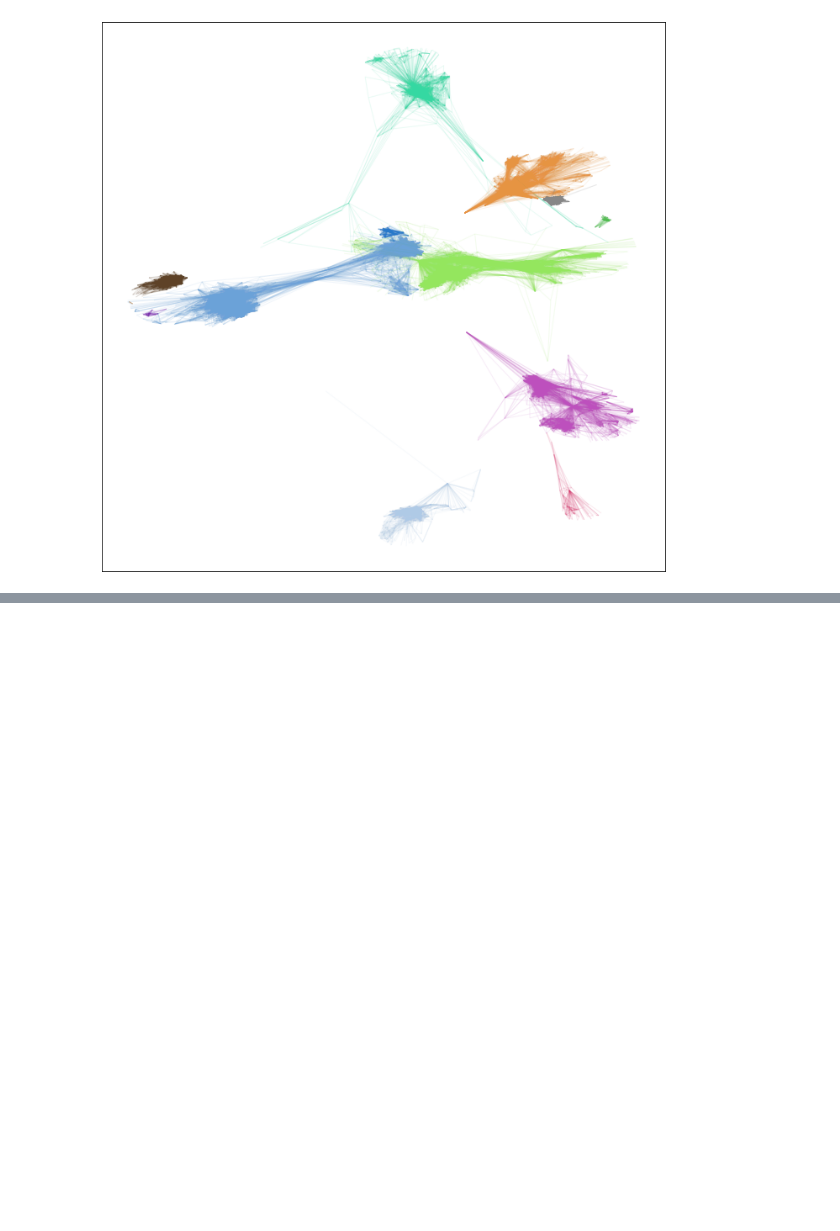
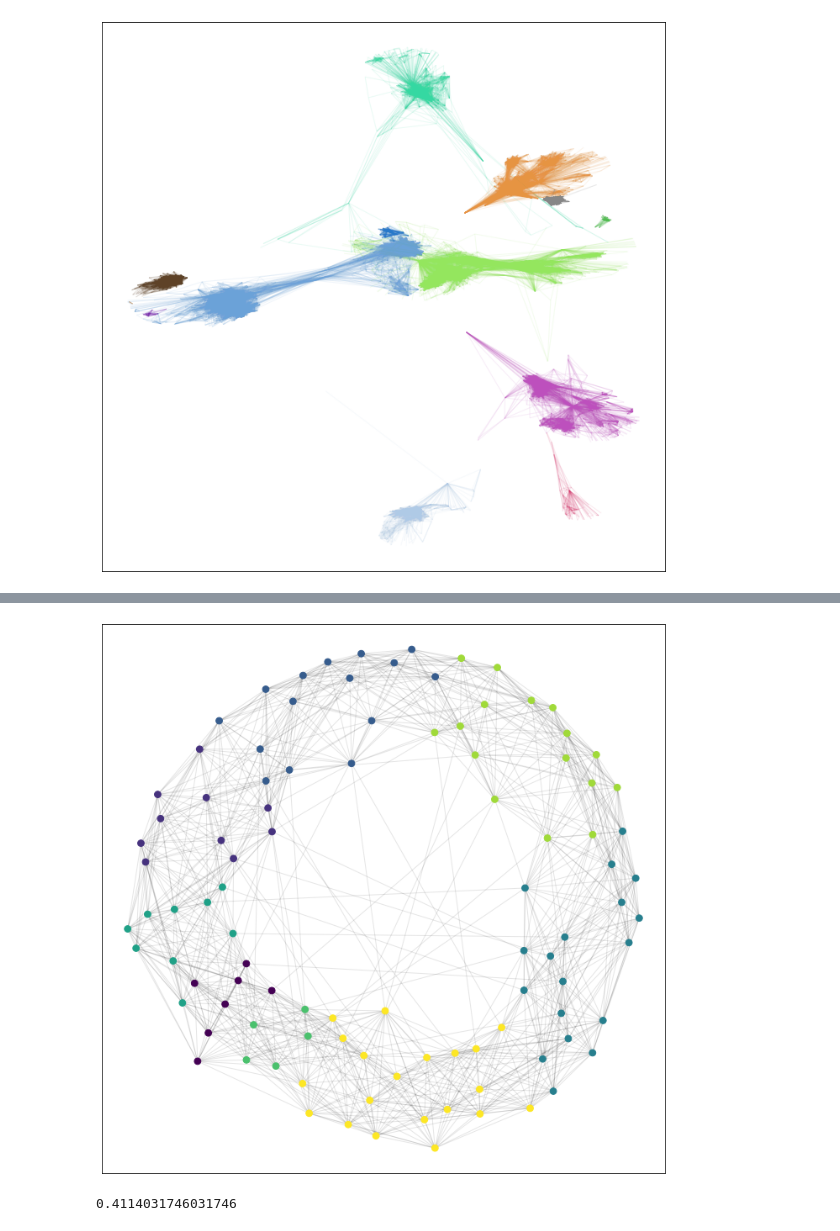
Before and after one commit to juggeroid/random-fun-coding, a Jupyter notebook: communities.ipynb, the cells around one changed output, grey strips where cells are left out. Cells and saved outputs as stored; diff of their text form; code cells hidden in the pictures; blank space fills up the shorter version.

```diff
--- a/communities.ipynb
+++ b/communities.ipynb
@@ -107,0 +169,12 @@ draw_community_graph(G_social)
+# %%
+from karateclub.node_embedding.neighbourhood import Walklets
+from karateclub import DeepWalk
+from karateclub import DANMF
+partition_divisor_wrapper(G = G,
+                          f = DANMF,
+                          node_size = 60,
+                          edge_alpha = 0.1,
+                          karate_api = True)
+# %% [output]
+[figure, added]
+0.4114031746031746
```
Also changed, not shown: parts of 9 cells of this notebook.
